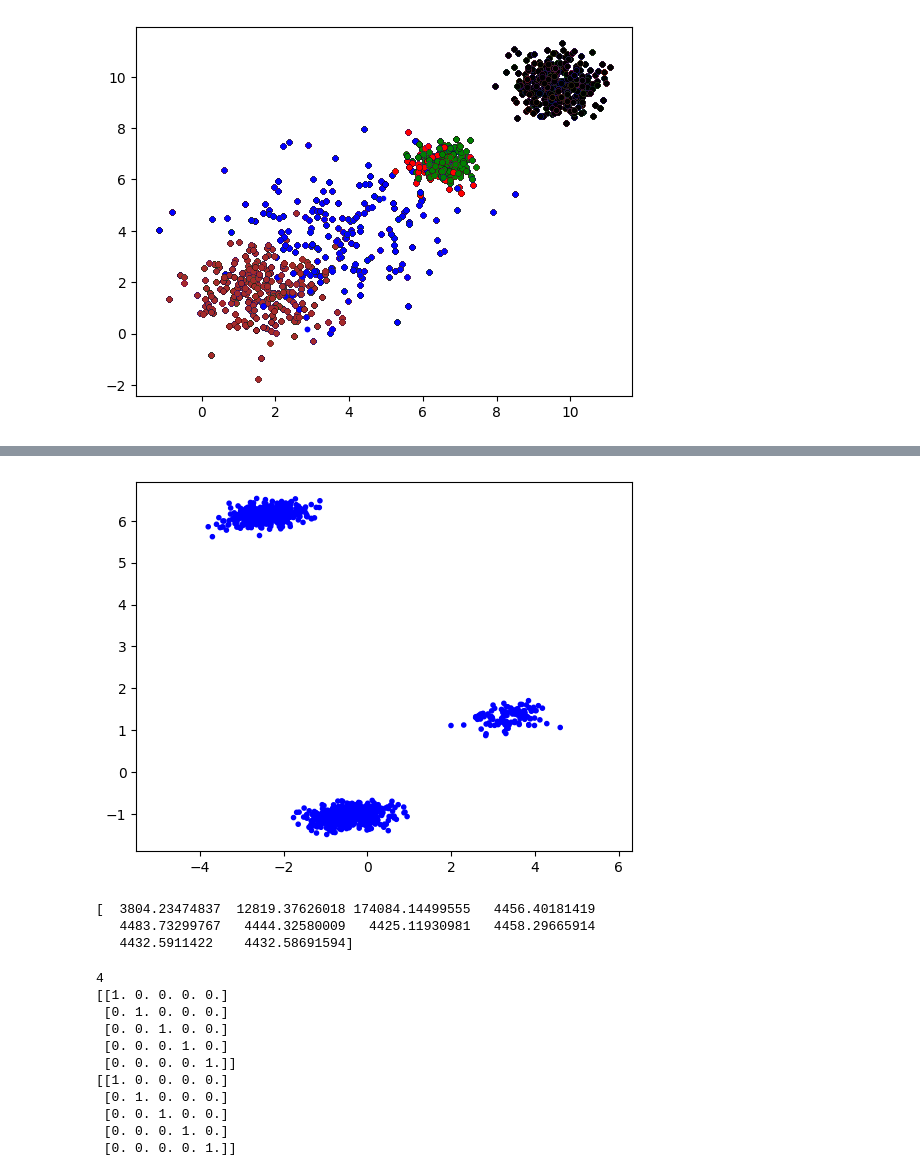
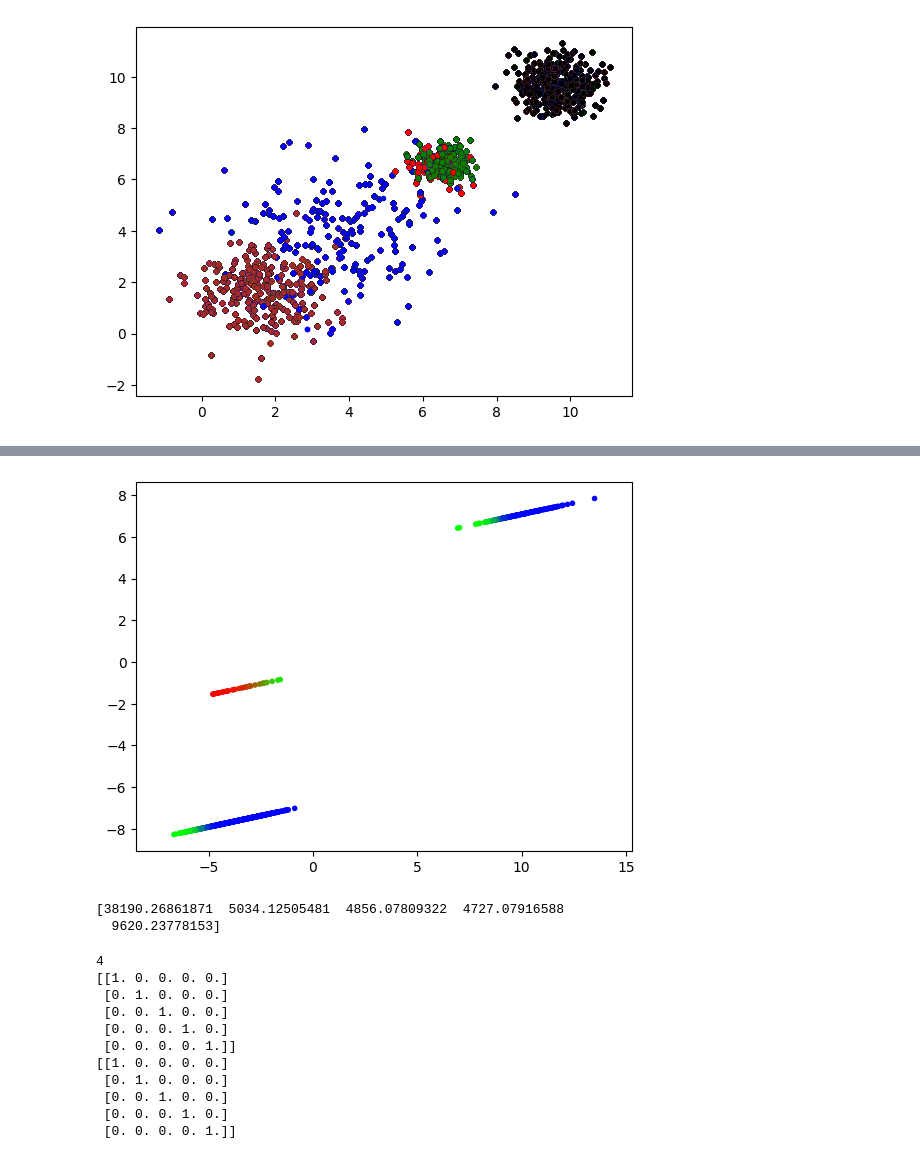
Before and after one commit to Sam-Arkle/CS5455, a Jupyter notebook: Gaussian_mixture_models.ipynb, the cells around one changed output, grey strips where cells are left out. Drawn from its saved outputs; the diff is of its cells as text; code cells hidden in the pictures.

```diff
--- a/Gaussian_mixture_models.ipynb
+++ b/Gaussian_mixture_models.ipynb
@@ -336,12 +322,14 @@ def update_priors(priors, fuzzy, membership, num_clusters, N):
 
   return priors
 
-def cluster (X, num_clusters, max_iter, initial_means, fuzzy, covariance_type, shared_covariance, uniform_prior):
+def cluster (x, num_clusters, max_iter, initial_means, fuzzy, cov_type, shared_covariance, uniform_prior):
+  X = x
+  covariance_type = cov_type
   N = len(X)
   num_features = X.shape[1]
 
   covariances = np.array([np.eye(num_features) for _ in range(num_clusters)]) # Creating an initial id matrix for covariance
-
+  means = initial_means
   # We now need initial weights, assumed to be equal.
   priors = generate_priors(num_clusters=num_clusters, uniform_prior=True)
 
@@ -358,6 +346,8 @@ def cluster (X, num_clusters, max_iter, initial_means, fuzzy, covariance_type, s
       for k in range(num_clusters):
         prob_array[k] = mvn.pdf(X[i], initial_means[k], covariances[k]) * priors[k]
         # prob_array[k] =  - np.log(mvn.pdf(X[i], initial_means[k], covariances[k]) * priors[k])
+
+      prob_array = np.maximum(prob_array, np.nextafter(0, np.inf))
       likelihood = prob_array.sum()
       total_loss -= np.log(likelihood)
       prob_array /= likelihood
@@ -381,15 +371,16 @@ def cluster (X, num_clusters, max_iter, initial_means, fuzzy, covariance_type, s
   return membership, history, means, covariances, priors
 # %%
 fuzzy = True
-max_iter = 10
+max_iter = 5
 uniform_prior = False
 shared_covariance = True
 covariance = 'full'
 # Generate the initial means by sampling random data from X
 initial_means = X[np.random.randint(0, len(X), size=num_clusters)]
+# initial_means = means
 membership,history , means, covariances, priors = cluster(X, num_clusters, max_iter, initial_means, fuzzy, covariance, shared_covariance, uniform_prior)
 # print((membership[0]))
-print(membership)
+print(membership.shape)
 
 plt.scatter(X[:,0], X[:,1], c=membership, marker='.')
 plt.axis('equal')
@@ -413,7 +391,6 @@ Warning: Cluster 1 has no members, mean unchanged.
-[figure, old version]
+[figure, new version]
-[  3804.23474837  12819.37626018 174084.14499555   4456.40181419
-   4483.73299767   4444.32580009   4425.11930981   4458.29665914
-   4432.5911422    4432.58691594]
+[38190.26861871  5034.12505481  4856.07809322  4727.07916588
+  9620.23778153]
 # %%
 arr = np.array([1, 2, 3, 4, 5])
 max_index = np.argmax(arr)
```
Also changed, not shown: parts of 3 cells of this notebook.
